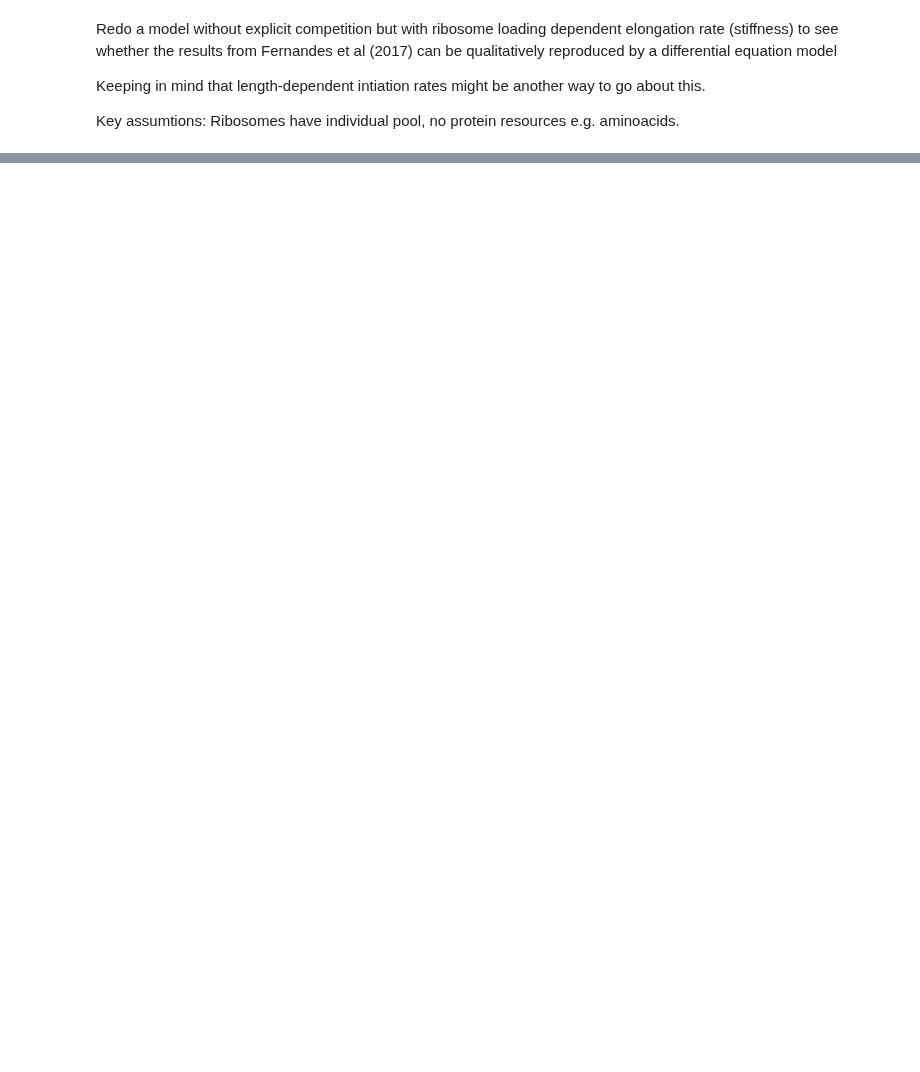
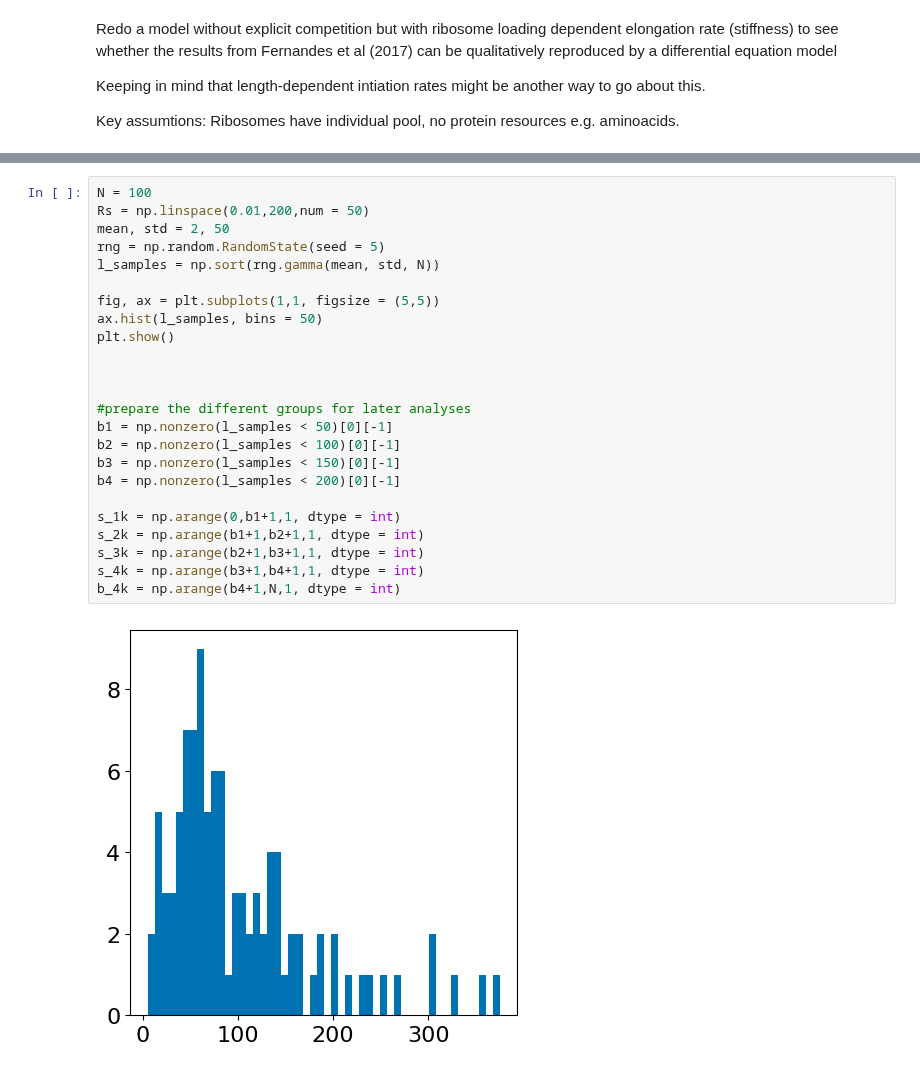
Before and after one commit to prubisch/competition_in_proteinsynthesis_in_autism, a Jupyter notebook: reTASEP_assumptions_in_diff_model.ipynb, the cells around one changed output, grey strips where cells are left out. Saved outputs shown, nothing was run; the diff lists cells and outputs as text; blank space fills up the shorter version.

```diff
--- a/reTASEP_assumptions_in_diff_model.ipynb
+++ b/reTASEP_assumptions_in_diff_model.ipynb
@@ -177,0 +106,26 @@ plt.show()
+# %%
+N = 100
+Rs = np.linspace(0.01,200,num = 50)
+mean, std = 2, 50
+rng = np.random.RandomState(seed = 5)
+l_samples = np.sort(rng.gamma(mean, std, N))
+
+fig, ax = plt.subplots(1,1, figsize = (5,5))
+ax.hist(l_samples, bins = 50)
+plt.show()
+
+
+
+#prepare the different groups for later analyses
+b1 = np.nonzero(l_samples < 50)[0][-1]
+b2 = np.nonzero(l_samples < 100)[0][-1]
+b3 = np.nonzero(l_samples < 150)[0][-1]
+b4 = np.nonzero(l_samples < 200)[0][-1]
+
+s_1k = np.arange(0,b1+1,1, dtype = int)
+s_2k = np.arange(b1+1,b2+1,1, dtype = int)
+s_3k = np.arange(b2+1,b3+1,1, dtype = int)
+s_4k = np.arange(b3+1,b4+1,1, dtype = int)
+b_4k = np.arange(b4+1,N,1, dtype = int)
+# %% [output]
+[figure, added]
```
Also changed, not shown: parts of 7 cells of this notebook, 23 other files.
